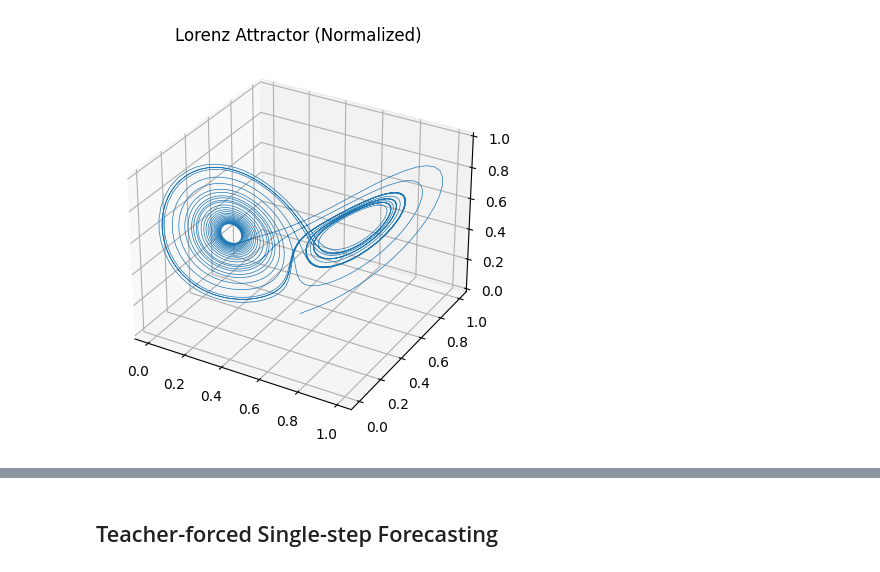
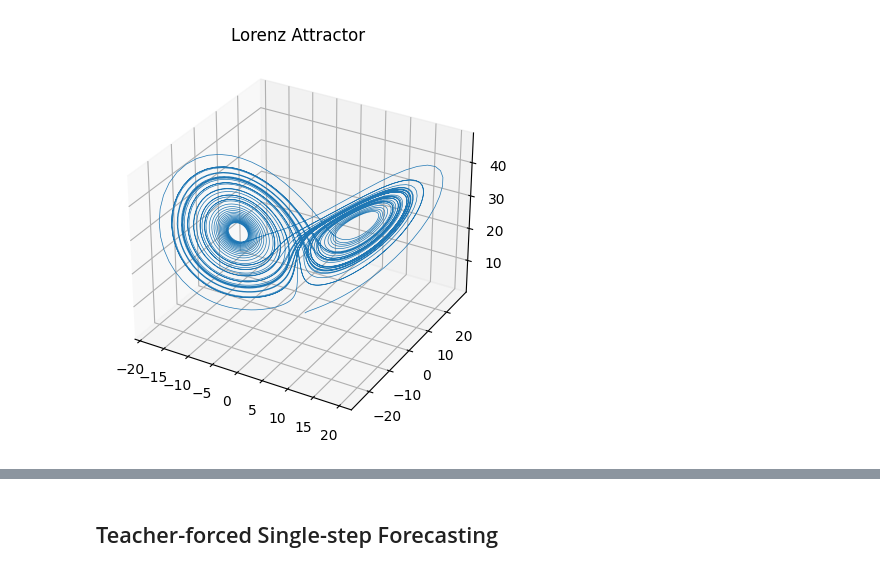
Before and after one commit to suti333/Hierarchical-Fractal-Reservoirs, a Jupyter notebook: HFR.ipynb, the cells around one changed output, grey strips where cells are left out. Drawn from its saved outputs; the diff is of its cells as text; code cells hidden in the pictures.

```diff
--- a/HFR.ipynb
+++ b/HFR.ipynb
@@ -293,7 +291,7 @@ class HFR3D(BaselineESN3D):
 
         return current_W
 # %%
-tmax = 30.0
+tmax = 50.01
 dt = 0.01
 t_vals, lorenz_trajectory = generate_lorenz_data(
     initial_state=[1.0, 1.0, 1.0],
@@ -305,15 +303,15 @@ t_vals, lorenz_trajectory = generate_lorenz_data(
 )
 # %%
 # # Normalize data
-data_min = lorenz_trajectory.min(axis=0)
-data_max = lorenz_trajectory.max(axis=0)
-lorenz_trajectory = (lorenz_trajectory - data_min) / (data_max - data_min)
+# data_min = lorenz_trajectory.min(axis=0)
+# data_max = lorenz_trajectory.max(axis=0)
+# lorenz_trajectory = (lorenz_trajectory - data_min) / (data_max - data_min)
 # %%
 # Visualizing Lorenz attractor
 fig = plt.figure(figsize=(10, 5))
 ax = fig.add_subplot(projection='3d')
 ax.plot(lorenz_trajectory[:, 0], lorenz_trajectory[:, 1], lorenz_trajectory[:, 2], lw=0.5)
-ax.set_title("Lorenz Attractor (Normalized)")
+ax.set_title("Lorenz Attractor")
 plt.show()
 # %% [output]
-[figure, old version]
+[figure, new version]
```
Also changed, not shown: parts of 31 cells of this notebook.
